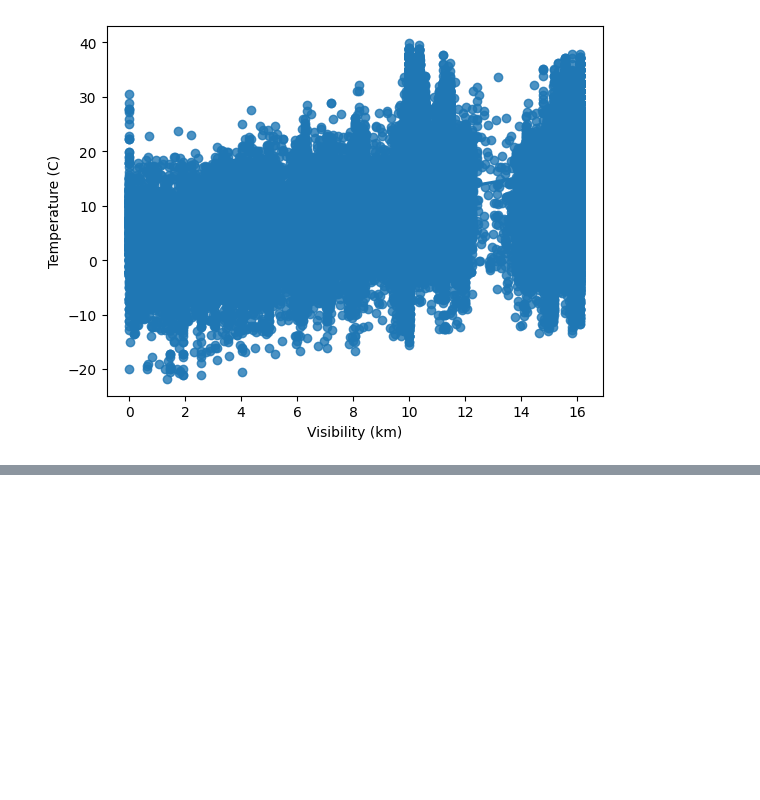
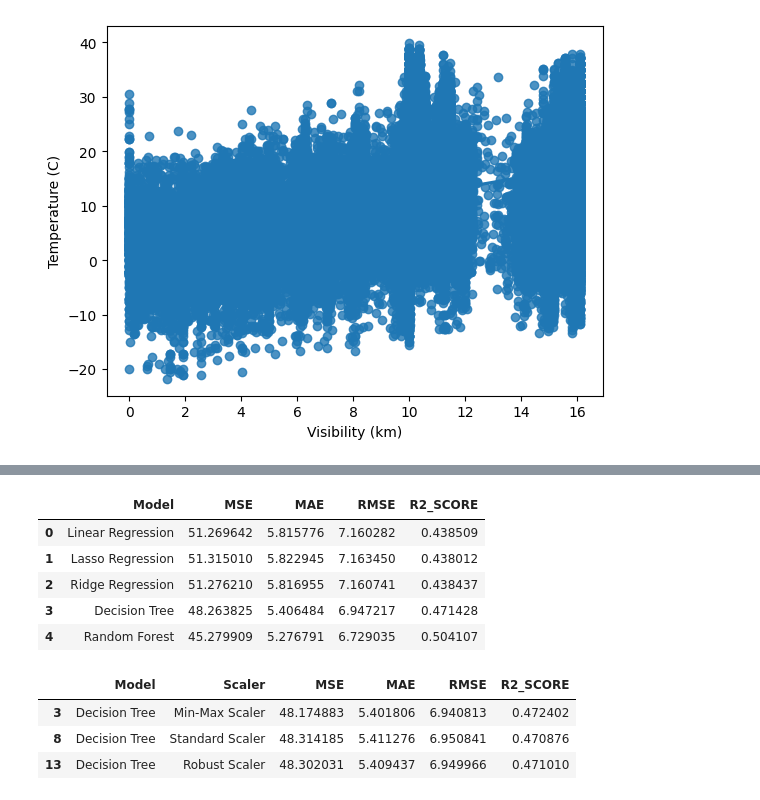
Before and after one commit to data-eater/python_practice_code, a Jupyter notebook: supervised_learning/regression2.ipynb, the cells around one changed output, grey strips where cells are left out. Drawn from its saved outputs; the diff is of its cells as text; code cells hidden in the pictures; blank space fills up the shorter version.

```diff
--- a/supervised_learning/regression2.ipynb
+++ b/supervised_learning/regression2.ipynb
@@ -189,3 +234,19 @@ plt.show()
+# %%
+metrics_df
+# %% [output]
+|  | Model | MSE | MAE | RMSE | R2_SCORE |
+| 0 | Linear Regression | 51.269642 | 5.815776 | 7.160282 | 0.438509 |
+| 1 | Lasso Regression | 51.315010 | 5.822945 | 7.163450 | 0.438012 |
+| 2 | Ridge Regression | 51.276210 | 5.816955 | 7.160741 | 0.438437 |
+| 3 | Decision Tree | 48.263825 | 5.406484 | 6.947217 | 0.471428 |
+| 4 | Random Forest | 45.279909 | 5.276791 | 6.729035 | 0.504107 |
+# %%
+metrics_scaled_df.groupby(by=['Model']).get_group('Decision Tree')
+# %% [output]
+|  | Model | Scaler | MSE | MAE | RMSE | R2_SCORE |
+| 3 | Decision Tree | Min-Max Scaler | 48.174883 | 5.401806 | 6.940813 | 0.472402 |
+| 8 | Decision Tree | Standard Scaler | 48.314185 | 5.411276 | 6.950841 | 0.470876 |
+| 13 | Decision Tree | Robust Scaler | 48.302031 | 5.409437 | 6.949966 | 0.471010 |
 # %%
 X_simp=pd.DataFrame(X['Humidity'])
 # %%
```
Also changed, not shown: parts of 17 cells of this notebook, 3 other files.
